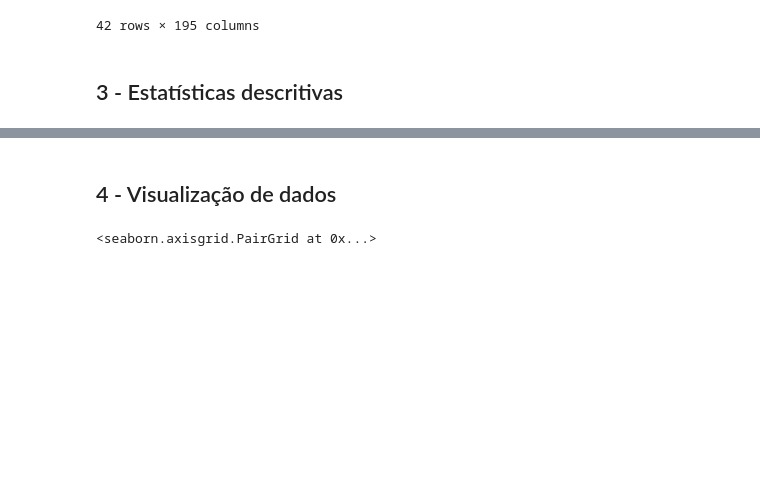
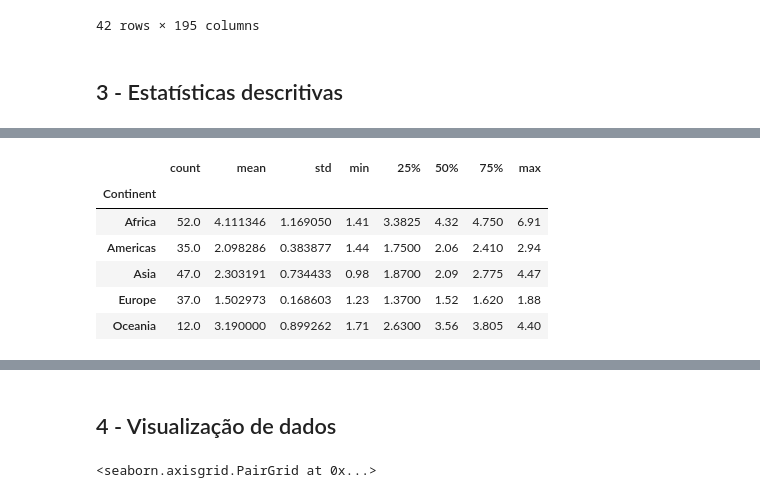
Before and after one commit to Joelson-Ferreira/SantanderCoders2023-Estatistica1, a Jupyter notebook: projeto.ipynb, the cells around one changed output, grey strips where cells are left out. Drawn from its saved outputs; the diff is of its cells as text; code cells hidden in the pictures; blank space fills up the shorter version.

Commit message:
algumas analises por continente

```diff
--- a/projeto.ipynb
+++ b/projeto.ipynb
@@ -293,0 +292,13 @@ df_num.describe()
+# %%
+# Analise de medidas agrupando por continente
+
+birth_rate_desc = df.groupby('Continent')['Fertility Rate'].describe()
+birth_rate_desc
+# %% [output]
+|  | count | mean | std | min | 25% | 50% | 75% | max |
+| Continent |  |  |  |  |  |  |  |  |
+| Africa | 52.0 | 4.111346 | 1.169050 | 1.41 | 3.3825 | 4.32 | 4.750 | 6.91 |
+| Americas | 35.0 | 2.098286 | 0.383877 | 1.44 | 1.7500 | 2.06 | 2.410 | 2.94 |
+| Asia | 47.0 | 2.303191 | 0.734433 | 0.98 | 1.8700 | 2.09 | 2.775 | 4.47 |
+| Europe | 37.0 | 1.502973 | 0.168603 | 1.23 | 1.3700 | 1.52 | 1.620 | 1.88 |
+| Oceania | 12.0 | 3.190000 | 0.899262 | 1.71 | 2.6300 | 3.56 | 3.805 | 4.40 |
```
Also changed, not shown: parts of 9 cells of this notebook.
